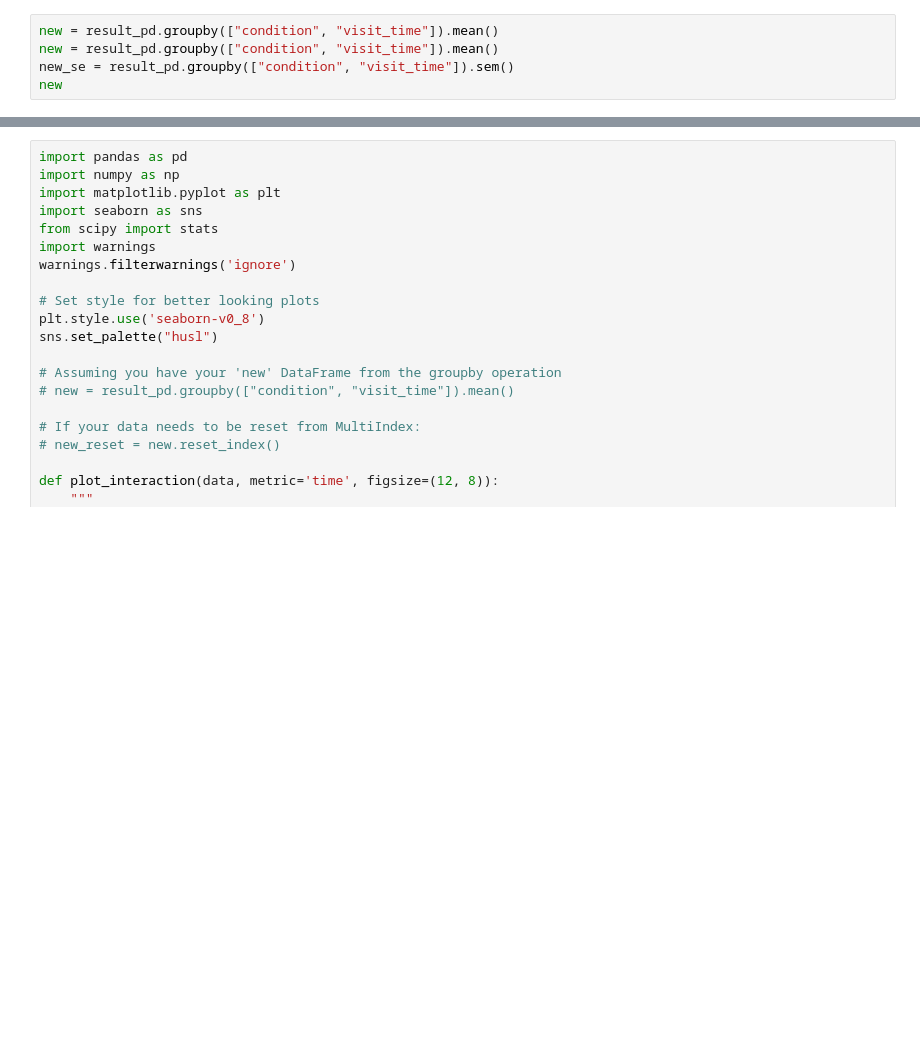
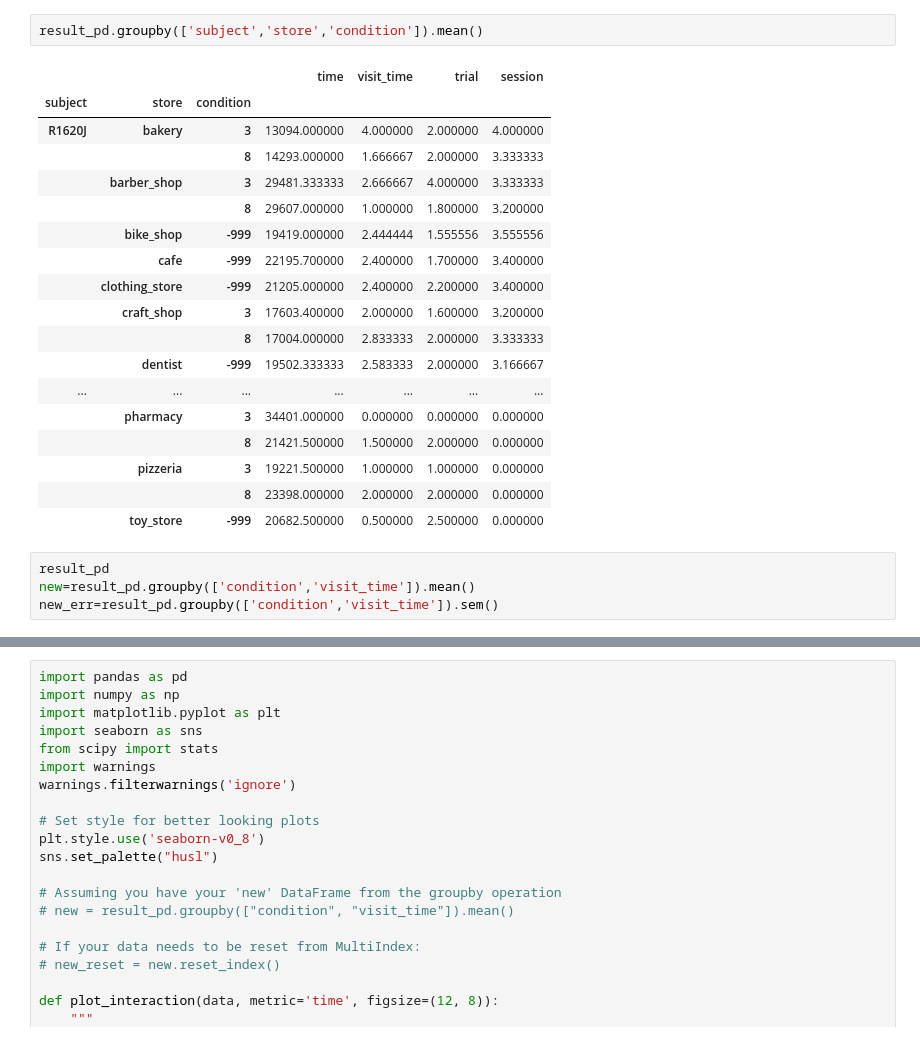
Before and after one commit to caoruoyi/Courier, a Jupyter notebook: NegationTime_new.ipynb, the cells around one changed output, grey strips where cells are left out. Drawn from its saved outputs; the diff is of its cells as text; blank space fills up the shorter version.

```diff
--- a/NegationTime_new.ipynb
+++ b/NegationTime_new.ipynb
@@ -349,6 +324,26 @@ new_words.iloc[i]['mstime']
+# %%
+result_pd.groupby(['subject','store','condition']).mean()
+# %% [output]
+|  |  |  | time | visit_time | trial | session |
+| subject | store | condition |  |  |  |  |
+| R1620J | bakery | 3 | 13094.000000 | 4.000000 | 2.000000 | 4.000000 |
+|  |  | 8 | 14293.000000 | 1.666667 | 2.000000 | 3.333333 |
+|  | barber_shop | 3 | 29481.333333 | 2.666667 | 4.000000 | 3.333333 |
+|  |  | 8 | 29607.000000 | 1.000000 | 1.800000 | 3.200000 |
+|  | bike_shop | -999 | 19419.000000 | 2.444444 | 1.555556 | 3.555556 |
+|  | cafe | -999 | 22195.700000 | 2.400000 | 1.700000 | 3.400000 |
+|  | clothing_store | -999 | 21205.000000 | 2.400000 | 2.200000 | 3.400000 |
+|  | craft_shop | 3 | 17603.400000 | 2.000000 | 1.600000 | 3.200000 |
+|  |  | 8 | 17004.000000 | 2.833333 | 2.000000 | 3.333333 |
+|  | dentist | -999 | 19502.333333 | 2.583333 | 2.000000 | 3.166667 |
+| ... | ... | ... | ... | ... | ... | ... |
+|  | pharmacy | 3 | 34401.000000 | 0.000000 | 0.000000 | 0.000000 |
+|  |  | 8 | 21421.500000 | 1.500000 | 2.000000 | 0.000000 |
+|  | pizzeria | 3 | 19221.500000 | 1.000000 | 1.000000 | 0.000000 |
+|  |  | 8 | 23398.000000 | 2.000000 | 2.000000 | 0.000000 |
+|  | toy_store | -999 | 20682.500000 | 0.500000 | 2.500000 | 0.000000 |
 # %%
-new = result_pd.groupby(["condition", "visit_time"]).mean()
-new = result_pd.groupby(["condition", "visit_time"]).mean()
-new_se = result_pd.groupby(["condition", "visit_time"]).sem()
-new
+result_pd
+new=result_pd.groupby(['condition','visit_time']).mean()
+new_err=result_pd.groupby(['condition','visit_time']).sem()
 # %%
```
Also changed, not shown: parts of 18 cells of this notebook.
